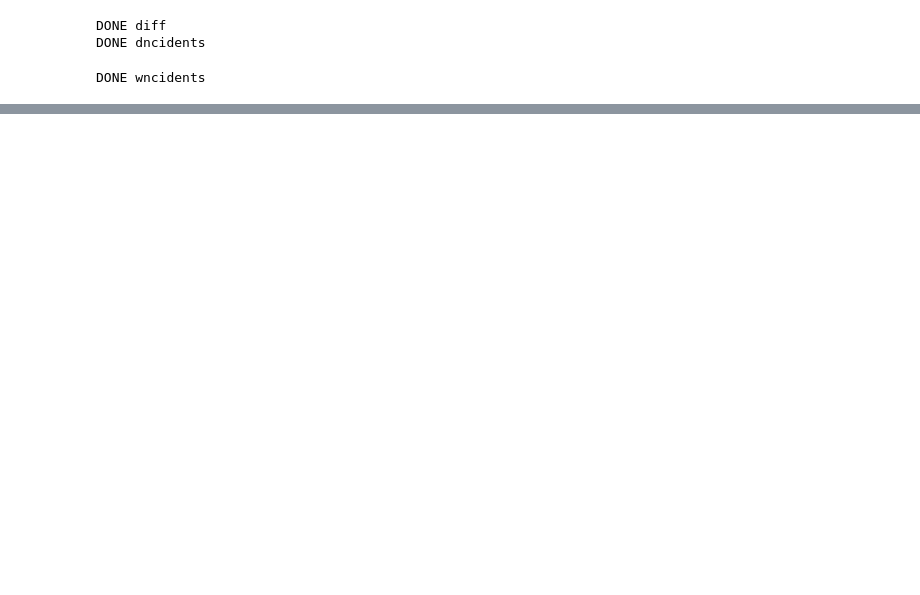
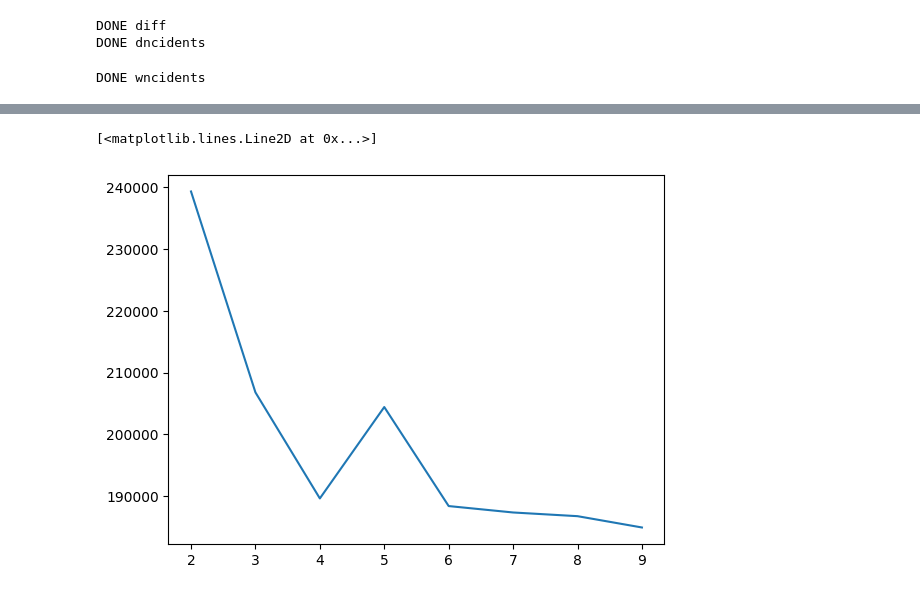
Before and after one commit to gentannipea/DataMining-2023, a Jupyter notebook: notebooks/simone/DC.ipynb, the cells around one changed output, grey strips where cells are left out. Saved outputs shown, nothing was run; the diff lists cells and outputs as text; code cells hidden in the pictures; blank space fills up the shorter version.

```diff
--- a/notebooks/simone/DC.ipynb
+++ b/notebooks/simone/DC.ipynb
@@ -276,0 +330,49 @@ print(tabulate(pd.DataFrame(cincidents.isnull().sum(axis=0)).T, headers='keys',
+# %%
+from sklearn.preprocessing import StandardScaler
+from kmodes.kprototypes import KPrototypes
+from kmodes.kmodes import KModes
+from tqdm import tqdm
+
+clean_cols = ['date_year', 'date_month', 'date_day', 'state', 'city_or_county',
+       'latitude', 'longitude', 'congressional_district', 'n_participants',
+       'incident_characteristics1']
+
+clean_incidents = to_keep_incidents[clean_cols].copy()
+clean_incidents['congressional_district'] = clean_incidents['congressional_district'].astype(str)
+
+numeric = clean_incidents.select_dtypes(include=['float64', 'int64'])
+categorical = clean_incidents.select_dtypes(include=['object'])
+categorical['state_city_district'] = categorical['state'] + '-' + categorical['city_or_county'] + '-' + categorical['congressional_district']
+categorical = categorical.drop(columns=['state', 'city_or_county', 'congressional_district'])
+
+scaler = StandardScaler()
+scaler.fit(numeric)
+scaled_numeric = scaler.transform(numeric)
+scaled_numeric = pd.DataFrame(scaled_numeric, columns=numeric.columns)
+
+
+def kprot(n_clusters, scaled_numeric, categorical):
+    df = scaled_numeric.merge(categorical, left_index=True, right_index=True)
+    cat_indexes = [scaled_numeric.shape[1] + i for i in range(categorical.shape[1])]
+    kproto = KPrototypes(n_clusters=n_clusters, init='Huang', verbose=2, n_jobs=9)
+    clusters = kproto.fit_predict(df.values, categorical=cat_indexes)
+    return clusters
+
+def kmod(n_clusters, categorical):
+    kmod = KModes(n_clusters=n_clusters, init='Huang', n_jobs=9)
+    clusters = kmod.fit_predict(categorical.values)
+    score = kmod.cost_
+    return score
+
+scores = []
+for i in tqdm(range(2, 10)):
+    # clusters = kprot(i, scaled_numeric, categorical)
+    score = kmod(i, categorical)
+    scores.append(score)
+
+
+from matplotlib import pyplot as plt
+plt.plot(range(2, 10), scores)
+# %% [output]
+[<matplotlib.lines.Line2D at 0x...>]
+[figure, added]
```
Also changed, not shown: parts of 7 cells of this notebook.
